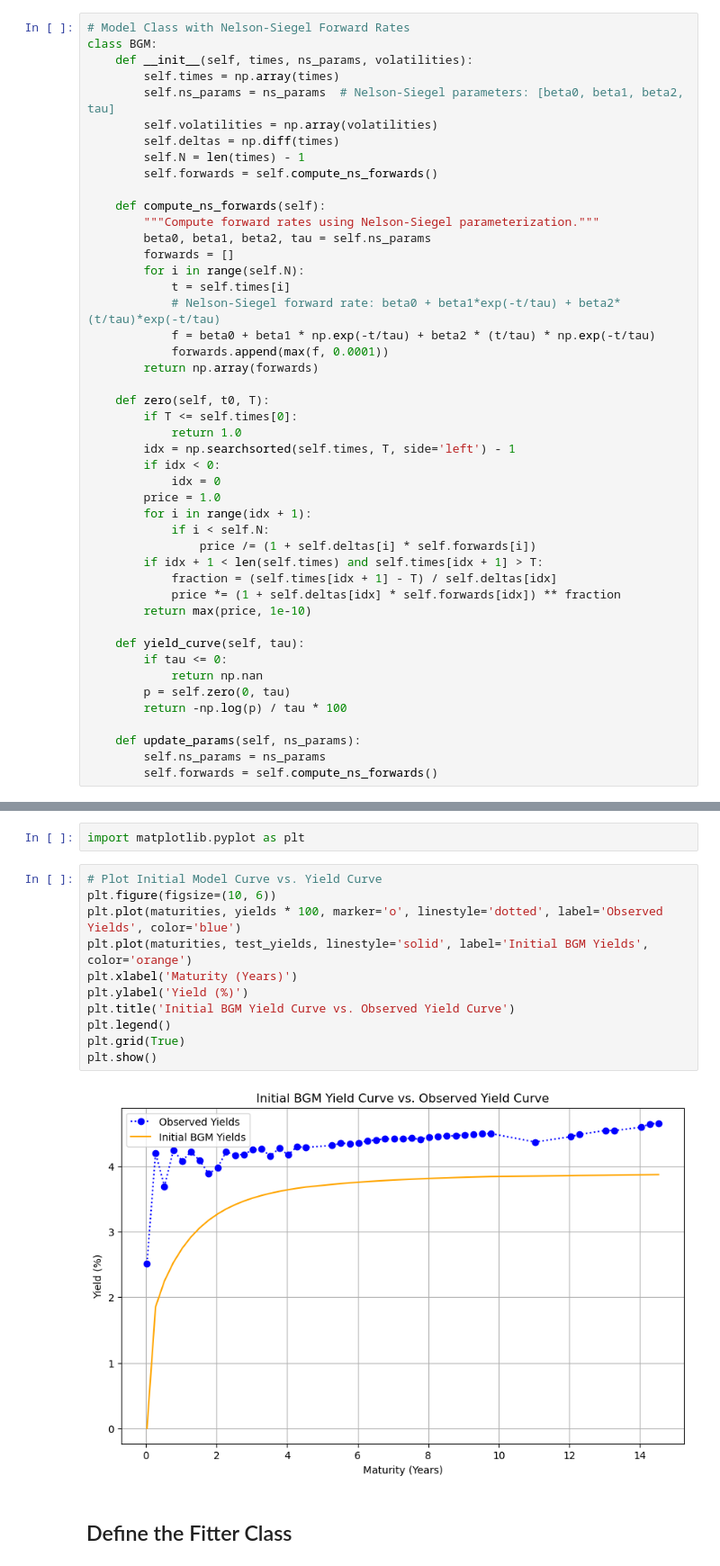
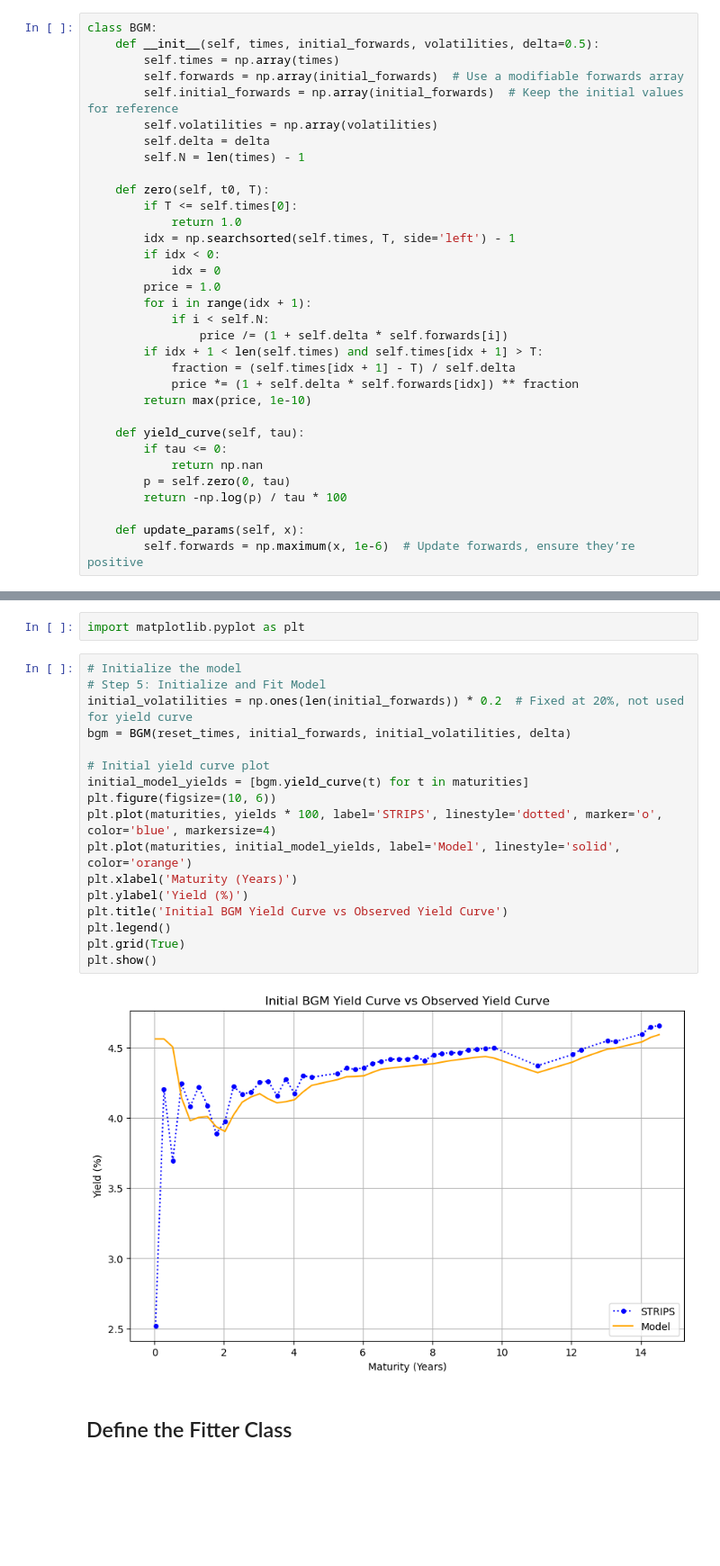
Before and after one commit to divija-rao/FixedIncome, a Jupyter notebook: BGM Model.ipynb, the cells around one changed output, grey strips where cells are left out. Shown at 90% size. Drawn from its saved outputs; the diff is of its cells as text; blank space fills up the shorter version.

Commit message:
BGM Model

```diff
--- a/BGM Model.ipynb
+++ b/BGM Model.ipynb
@@ -181,26 +195,14 @@ Initial Forward Rates (Baseline): [0.04437559 0.05368422 0.03030743 0.03600349 0
 # %% [markdown]
 ## BGM Model
 # %%
-# Model Class with Nelson-Siegel Forward Rates
 class BGM:
-    def __init__(self, times, ns_params, volatilities):
+    def __init__(self, times, initial_forwards, volatilities, delta=0.5):
         self.times = np.array(times)
-        self.ns_params = ns_params  # Nelson-Siegel parameters: [beta0, beta1, beta2, tau]
+        self.forwards = np.array(initial_forwards)  # Use a modifiable forwards array
+        self.initial_forwards = np.array(initial_forwards)  # Keep the initial values for reference
         self.volatilities = np.array(volatilities)
-        self.deltas = np.diff(times)
+        self.delta = delta
         self.N = len(times) - 1
-        self.forwards = self.compute_ns_forwards()
-
-    def compute_ns_forwards(self):
-        """Compute forward rates using Nelson-Siegel parameterization."""
-        beta0, beta1, beta2, tau = self.ns_params
-        forwards = []
-        for i in range(self.N):
-            t = self.times[i]
-            # Nelson-Siegel forward rate: beta0 + beta1*exp(-t/tau) + beta2*(t/tau)*exp(-t/tau)
-            f = beta0 + beta1 * np.exp(-t/tau) + beta2 * (t/tau) * np.exp(-t/tau)
-            forwards.append(max(f, 0.0001))
-        return np.array(forwards)
 
     def zero(self, t0, T):
         if T <= self.times[0]:
@@ -211,10 +213,10 @@ class BGM:
         price = 1.0
         for i in range(idx + 1):
             if i < self.N:
-                price /= (1 + self.deltas[i] * self.forwards[i])
+                price /= (1 + self.delta * self.forwards[i])
         if idx + 1 < len(self.times) and self.times[idx + 1] > T:
-            fraction = (self.times[idx + 1] - T) / self.deltas[idx]
-            price *= (1 + self.deltas[idx] * self.forwards[idx]) ** fraction
+            fraction = (self.times[idx + 1] - T) / self.delta
+            price *= (1 + self.delta * self.forwards[idx]) ** fraction
         return max(price, 1e-10)
 
     def yield_curve(self, tau):
@@ -223,6 +225,5 @@ class BGM:
         p = self.zero(0, tau)
         return -np.log(p) / tau * 100
 
-    def update_params(self, ns_params):
-        self.ns_params = ns_params
-        self.forwards = self.compute_ns_forwards()
+    def update_params(self, x):
+        self.forwards = np.maximum(x, 1e-6)  # Update forwards, ensure they’re positive
@@ -261,17 +230,23 @@ Initial Model Yields: [-0.          1.85410238  2.24896703  2.52989221  2.748527
 # %%
 import matplotlib.pyplot as plt
 # %%
-# Plot Initial Model Curve vs. Yield Curve
+# Initialize the model
+# Step 5: Initialize and Fit Model
+initial_volatilities = np.ones(len(initial_forwards)) * 0.2  # Fixed at 20%, not used for yield curve
+bgm = BGM(reset_times, initial_forwards, initial_volatilities, delta)
+
+# Initial yield curve plot
+initial_model_yields = [bgm.yield_curve(t) for t in maturities]
 plt.figure(figsize=(10, 6))
-plt.plot(maturities, yields * 100, marker='o', linestyle='dotted', label='Observed Yields', color='blue')
-plt.plot(maturities, test_yields, linestyle='solid', label='Initial BGM Yields', color='orange')
+plt.plot(maturities, yields * 100, label='STRIPS', linestyle='dotted', marker='o', color='blue', markersize=4)
+plt.plot(maturities, initial_model_yields, label='Model', linestyle='solid', color='orange')
 plt.xlabel('Maturity (Years)')
 plt.ylabel('Yield (%)')
-plt.title('Initial BGM Yield Curve vs. Observed Yield Curve')
+plt.title('Initial BGM Yield Curve vs Observed Yield Curve')
 plt.legend()
 plt.grid(True)
 plt.show()
 # %% [output]
-[figure, old version]
+[figure, new version]
 # %% [markdown]
 ## Define the Fitter Class
```
Also changed, not shown: parts of 14 cells of this notebook.
